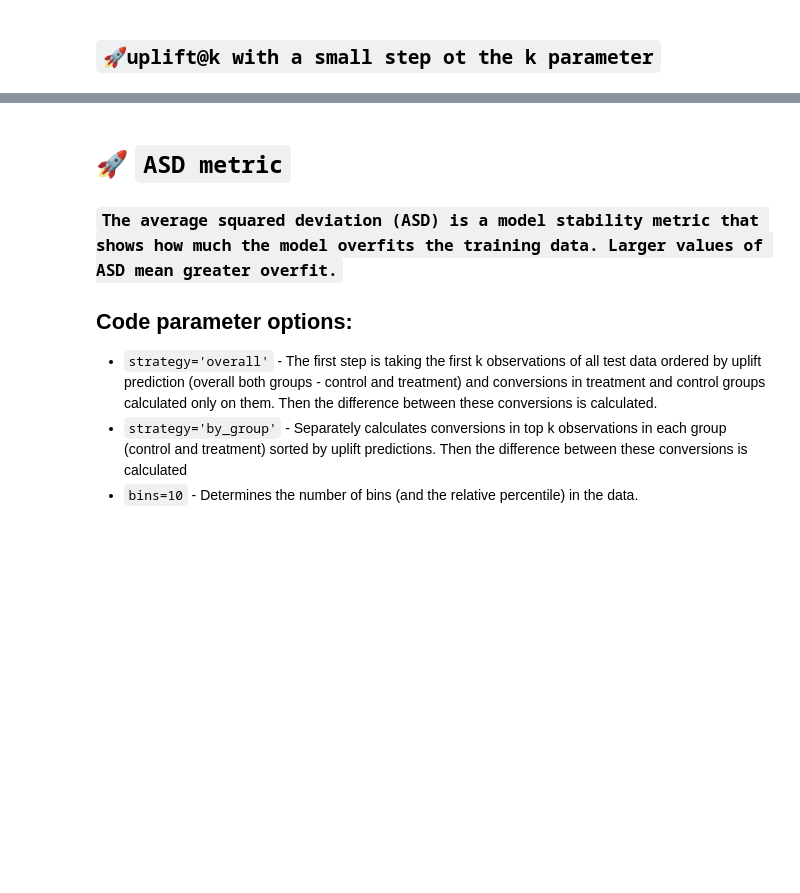
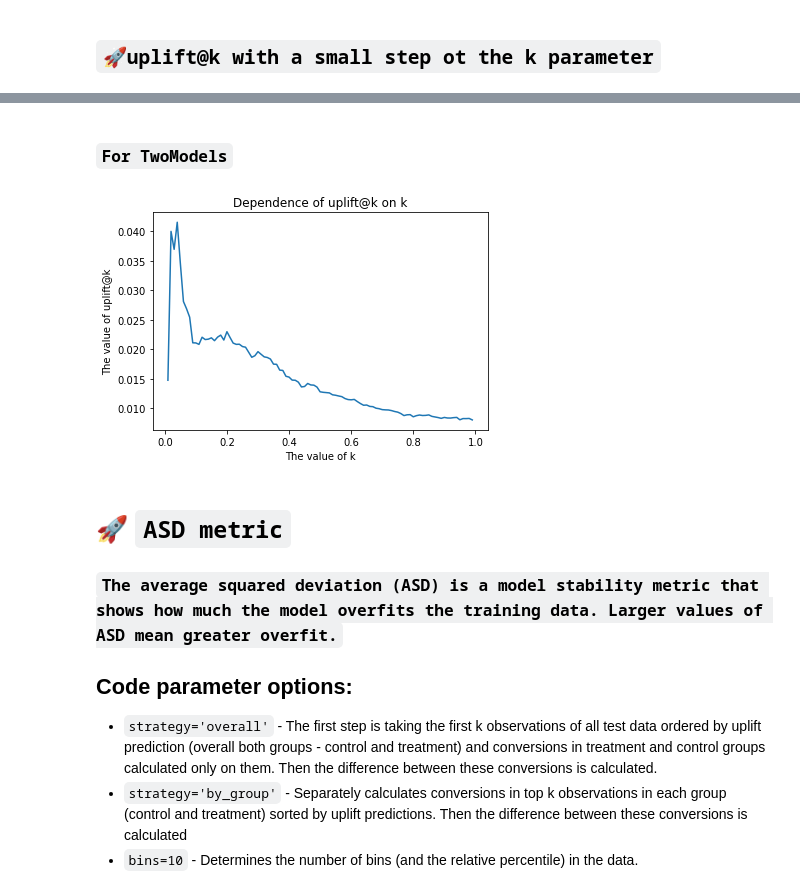
Before and after one commit to maks-sh/scikit-uplift, a Jupyter notebook: notebooks/uplift_metrics_tutorial_advanced.ipynb, the cells around one changed output, grey strips where cells are left out. Cells and saved outputs as stored; diff of their text form; code cells hidden in the pictures; blank space fills up the shorter version.

```diff
--- a/notebooks/uplift_metrics_tutorial_advanced.ipynb
+++ b/notebooks/uplift_metrics_tutorial_advanced.ipynb
@@ -231,3 +245,13 @@ plt.show()
+# %% [markdown]
+### `For TwoModels`
+# %%
+plt.plot(values_k, values_uplift_k_two)
+plt.title('Dependence of uplift@k on k')
+plt.xlabel('The value of k')
+plt.ylabel('The value of uplift@k')
+plt.show()
+# %% [output]
+[figure, added]
 # %% [markdown]
 # 🚀 `ASD metric`
 ### `The average squared deviation (ASD) is a model stability metric that shows how much the model overfits the training data. Larger values of ASD mean greater overfit.`
```
Also changed, not shown: parts of 19 cells of this notebook.
